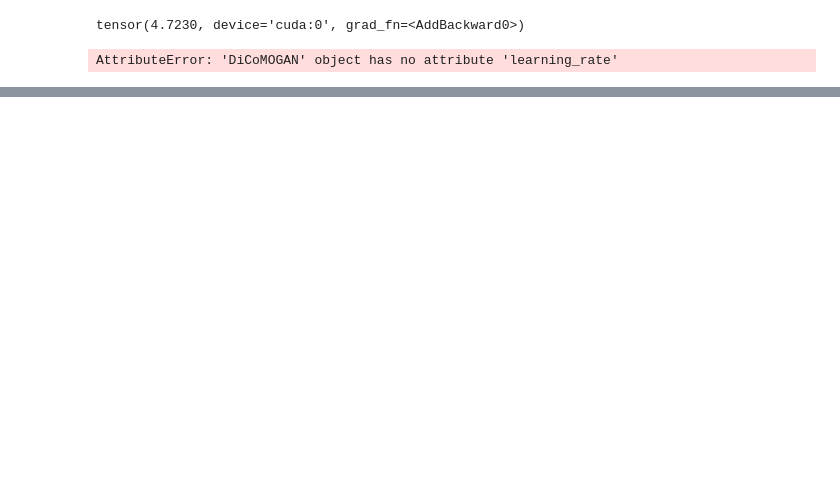
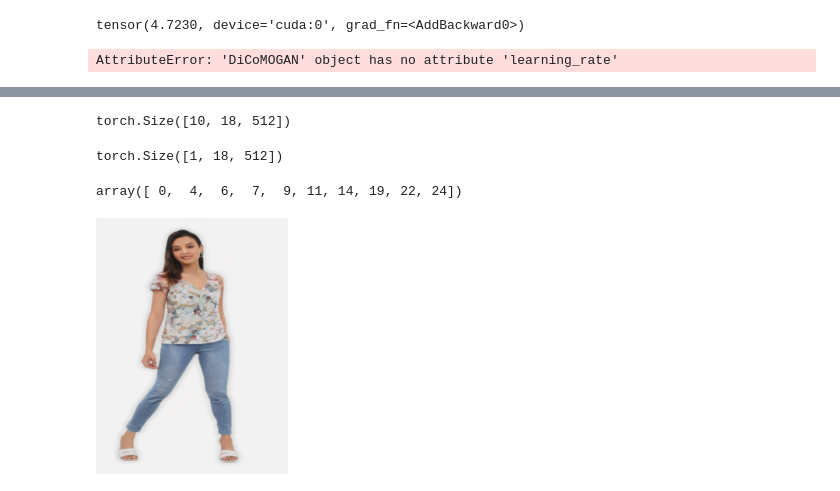
Before and after one commit to leventkaracan/dicomogan, a Jupyter notebook: pytorch_lightning.ipynb, the cells around one changed output, grey strips where cells are left out. Saved outputs shown, nothing was run; the diff lists cells and outputs as text; code cells hidden in the pictures; blank space fills up the shorter version.

```diff
--- a/pytorch_lightning.ipynb
+++ b/pytorch_lightning.ipynb
@@ -486,0 +462,4 @@ tensor(2.9802e-08, grad_fn=<SumBackward0>)
+# %%
+inversions.shape
+# %% [output]
+torch.Size([10, 18, 512])
@@ -486,0 +468,4 @@ tensor(2.9802e-08, grad_fn=<SumBackward0>)
+# %%
+inversions[0:1:5].shape
+# %% [output]
+torch.Size([1, 18, 512])
@@ -486,0 +476,8 @@ tensor(2.9802e-08, grad_fn=<SumBackward0>)
+# %%
+data['sampleT']
+# %% [output]
+array([ 0,  4,  6,  7,  9, 11, 14, 19, 22, 24])
+# %%
+to_PIL(data['img'][4] * 2 - 1)
+# %% [output]
+[figure, added]
```
Also changed, not shown: parts of 21 cells of this notebook, 7 other files.
